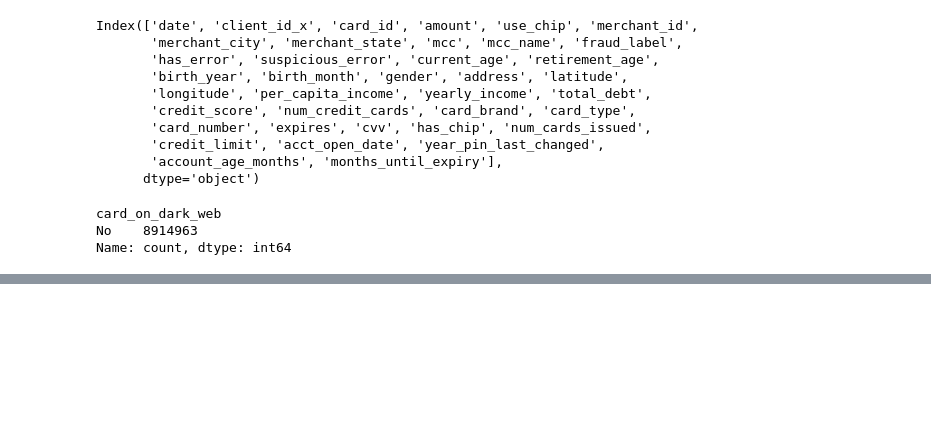
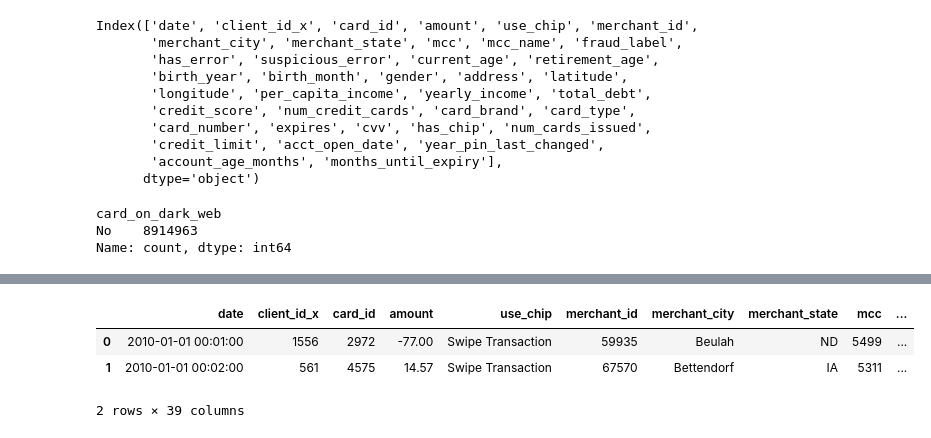
Before and after one commit to esr26/Kaggle-Projects, a Jupyter notebook: Financial Transaction Fraud/ft.ipynb, the cells around one changed output, grey strips where cells are left out. Saved outputs shown, nothing was run; the diff lists cells and outputs as text; code cells hidden in the pictures; blank space fills up the shorter version.

```diff
--- a/Financial Transaction Fraud/ft.ipynb
+++ b/Financial Transaction Fraud/ft.ipynb
@@ -297,7 +297,7 @@ Index(['Unnamed: 0.1', 'Unnamed: 0', 'date', 'client_id_x', 'card_id',
        'months_until_expiry'],
       dtype='object')
 # %%
-df.drop(columns=["id", "client_id_y"],inplace=True)
+df.drop(columns=['Unnamed: 0.1', 'Unnamed: 0', 'id', 'card_on_dark_web', 'client_id_y'],inplace=True)
 # %%
 df.columns
 # %% [output]
@@ -324,0 +338,9 @@ df.drop('card_on_dark_web', axis=1, inplace=True)
+# %%
+df['acct_open_date'] = pd.to_datetime(df['acct_open_date'], format='%Y-%m')
+# %%
+df.head(2)
+# %% [output]
+|  | date | client_id_x | card_id | amount | use_chip | merchant_id | merchant_city | merchant_state | mcc | ... |
+| 0 | 2010-01-01 00:01:00 | 1556 | 2972 | -77.00 | Swipe Transaction | 59935 | Beulah | ND | 5499 | ... |
+| 1 | 2010-01-01 00:02:00 | 561 | 4575 | 14.57 | Swipe Transaction | 67570 | Bettendorf | IA | 5311 | ... |
+2 rows × 39 columns
```
Also changed, not shown: parts of 4 cells of this notebook.
